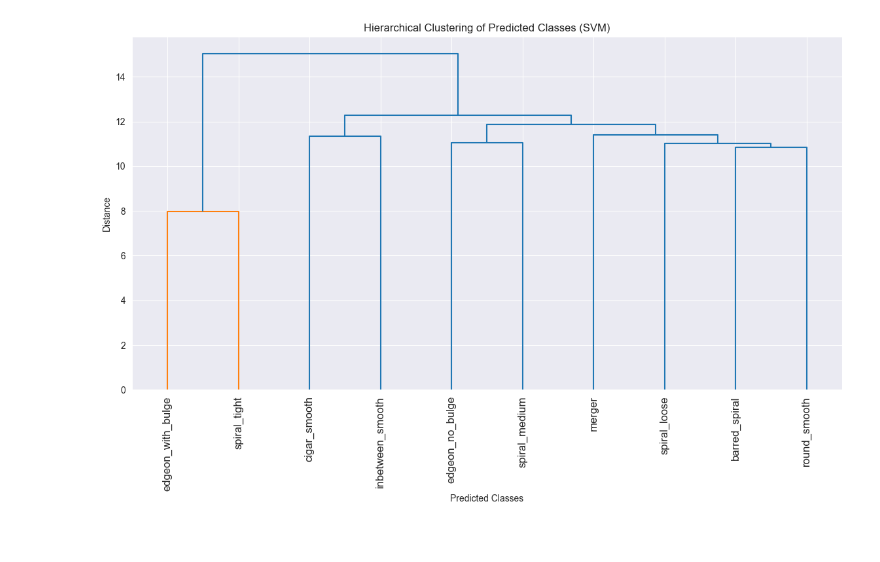
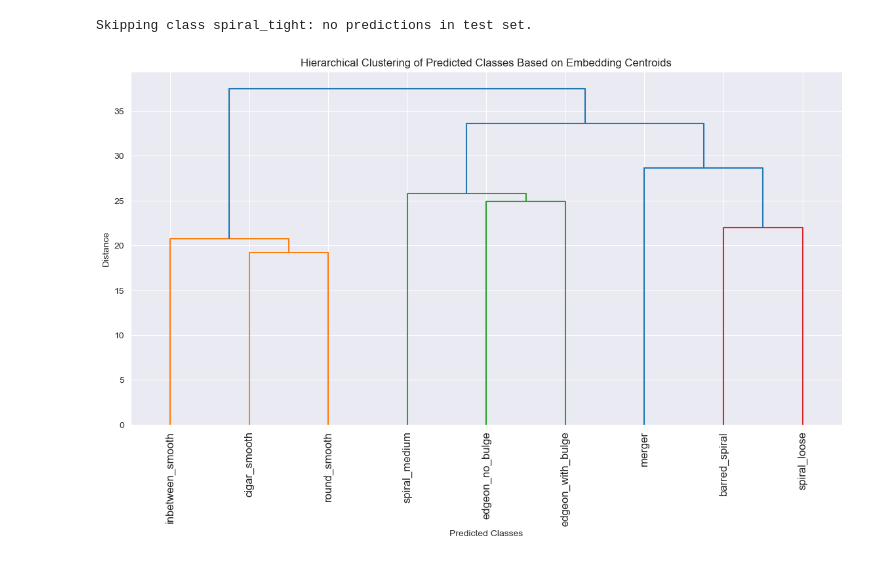
Before and after one commit to SapirDahan/Galaxy10_Classifiers, a Jupyter notebook: SVM.ipynb, the cells around one changed output. Drawn from its saved outputs; the diff is of its cells as text; code cells hidden in the pictures.

Commit message:
3 models + 2 deeplearning models

```diff
--- a/SVM.ipynb
+++ b/SVM.ipynb
@@ -49,6 +74,6 @@ This section performs a simple grid search over two SVM hyperparameters—`C` (r
 # %%
 # Hyperparameter search for SVM (RBF kernel)
-C_values = [0.1, 1, 10, 100]
+C_values = [0.1, 1, 10, 50, 100]
 gamma_values = ['scale', 'auto']
 results = []
 for C in C_values:
@@ -59,4 +84,3 @@ for C in C_values:
         acc = accuracy_score(y_val, y_val_pred)
         results.append({'C': C, 'gamma': gamma, 'accuracy': acc})
 results_df = pd.DataFrame(results)
-print(results_df)
@@ -181,22 +216,37 @@ Finally, we compute the average embedding (“centroid”) for each predicted cl
 # %%
-# Hierarchical clustering of predicted class centroids
-centroids = []
-valid_class_names = []
+# Make sure class names are a numpy array
+class_names = np.array(class_names)
+
+# Find the unique classes predicted by the model
+predicted_classes = np.unique(y_pred)
+
+centroids_pred = []
+valid_class_names_pred = []
+
 for cls in range(len(class_names)):
     idx = np.where(y_pred == cls)[0]
+
     if len(idx) == 0:
-        print(f"Skipping class {class_names[cls]}: no test samples predicted.")
+        print(f"Skipping class {class_names[cls]}: no predictions in test set.")
         continue
-    centroids.append(np.mean(X_test[idx], axis=0))
-    valid_class_names.append(class_names[cls])
-centroids = np.array(centroids)
-valid_class_names = np.array(valid_class_names)
-linked = linkage(centroids, method='ward')
+    else:
+        centroid = np.mean(X_test[idx], axis=0)
+        centroids_pred.append(centroid)
+        valid_class_names_pred.append(class_names[cls])
+
+centroids_pred = np.array(centroids_pred)
+valid_class_names_pred = np.array(valid_class_names_pred)
+
+# Perform hierarchical clustering
+linked_pred = linkage(centroids_pred, method='ward')
+
+# Plot dendrogram
 plt.figure(figsize=(14, 7))
-dendrogram(linked, labels=valid_class_names, leaf_rotation=90)
-plt.title('Hierarchical Clustering of Predicted Classes (SVM)')
+dendrogram(linked_pred, labels=valid_class_names_pred, leaf_rotation=90)
+plt.title('Hierarchical Clustering of Predicted Classes Based on Embedding Centroids')
 plt.xlabel('Predicted Classes')
 plt.ylabel('Distance')
 plt.show()
 # %% [output]
+Skipping class spiral_tight: no predictions in test set.
-[figure, old version]
+[figure, new version]
```
Also changed, not shown: parts of 33 cells of this notebook, 4 other files.
